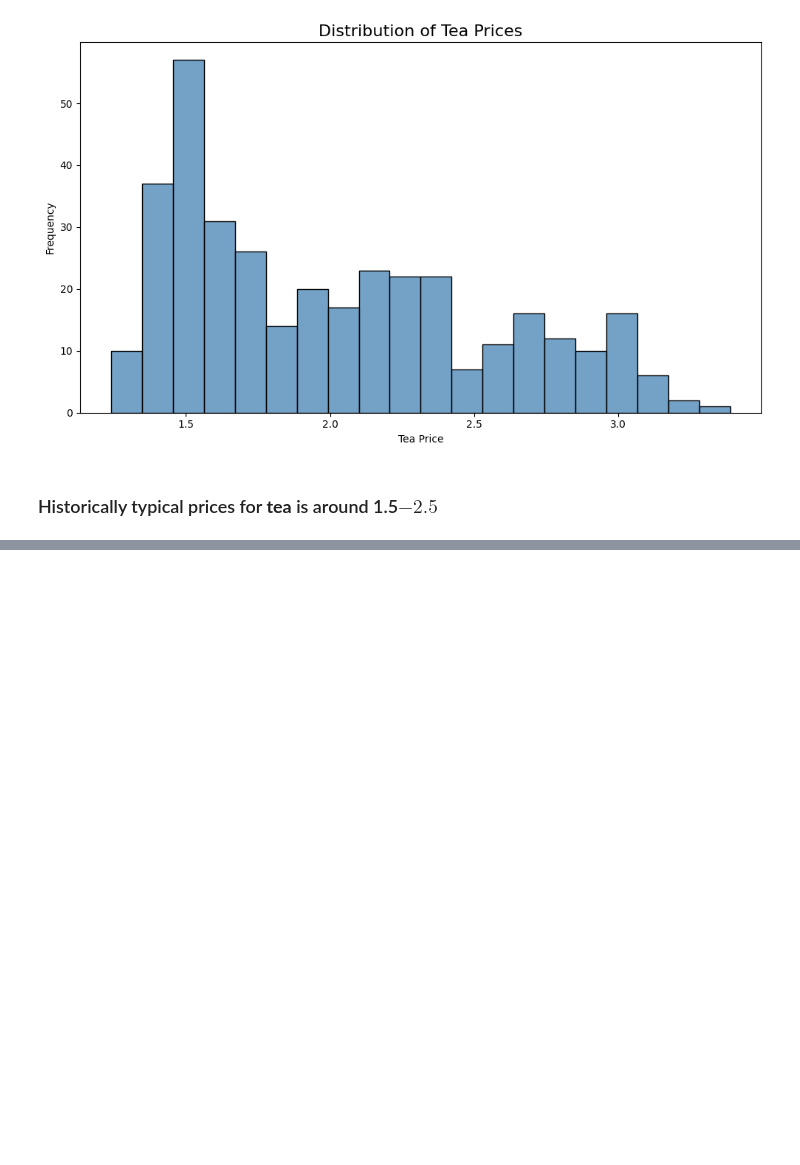
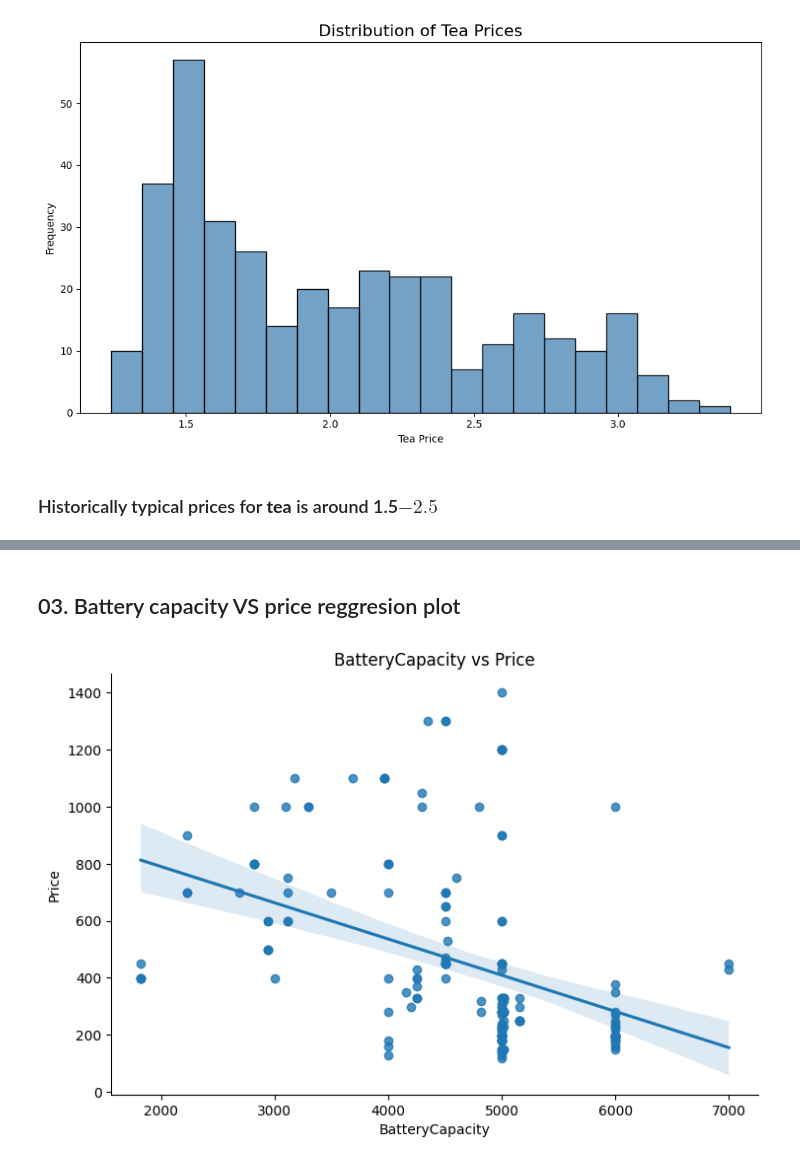
Before and after one commit to savinduthathsara-design/dataanalyticsexercises, a Jupyter notebook: Exercisesset03.ipynb, the cells around one changed output, grey strips where cells are left out. Cells and saved outputs as stored; diff of their text form; code cells hidden in the pictures; blank space fills up the shorter version.

```diff
--- a/Exercisesset03.ipynb
+++ b/Exercisesset03.ipynb
@@ -510,0 +566,8 @@ plt.show()
+# %% [markdown]
+## 03. Battery capacity VS price reggresion plot
+# %%
+sns.lmplot(data=df, x='BatteryCapacity', y='Price', height=5, aspect=1.5)
+plt.title('BatteryCapacity vs Price')
+plt.show()
+# %% [output]
+[figure, added]
```
Also changed, not shown: parts of 20 cells of this notebook.
